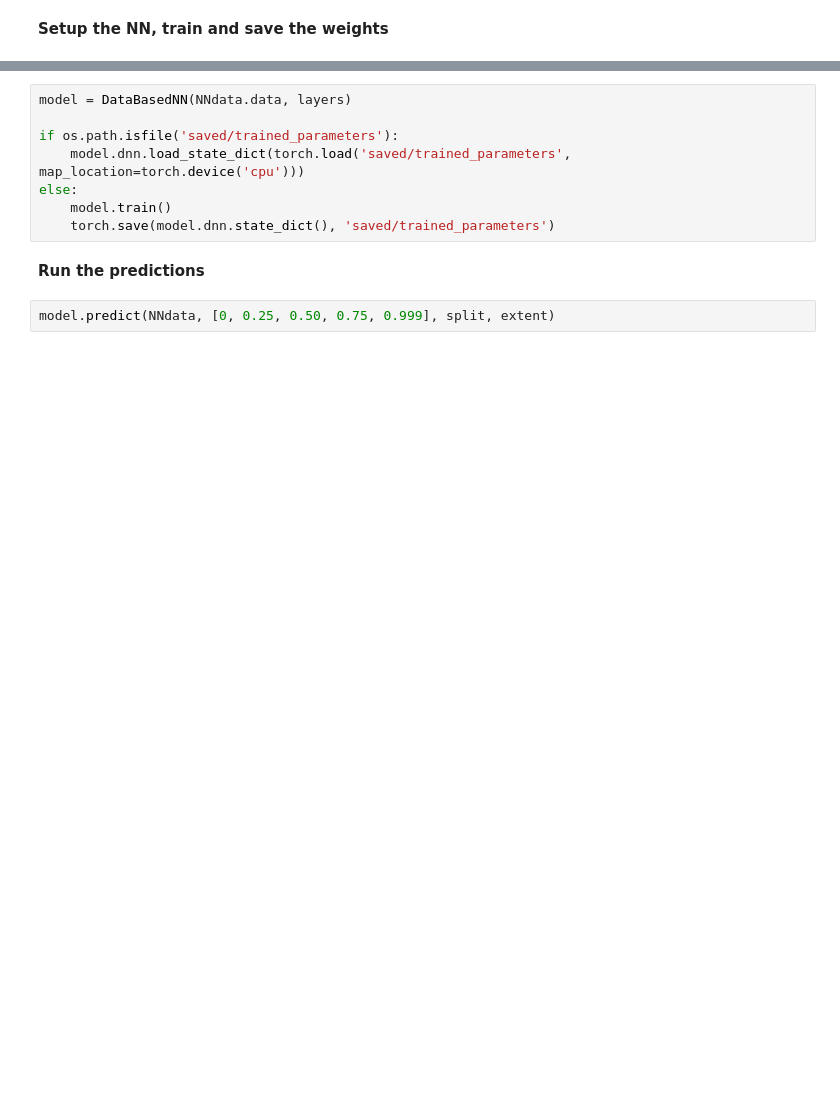
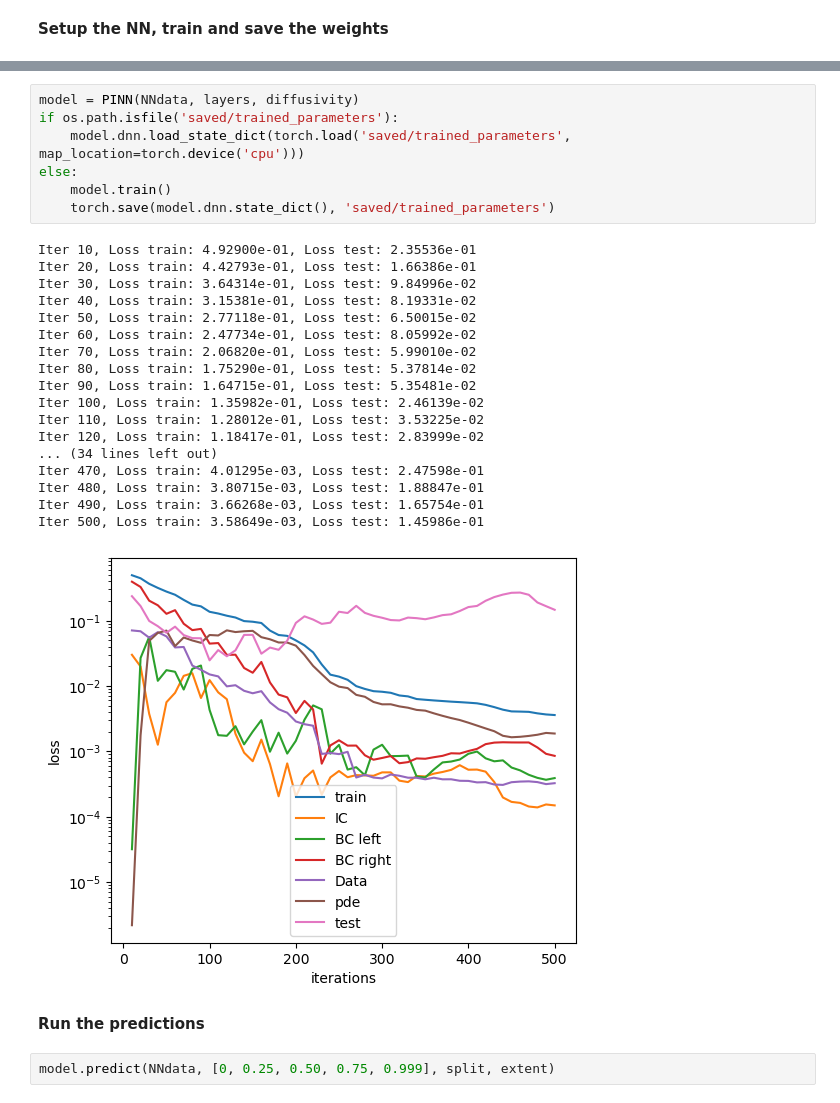
Before and after one commit to pnkjsyngh/diffusionNet, a Jupyter notebook: PhysicsInformedNN_unweighted/2DdiffusionPhysicsInformedNN.ipynb, the cells around one changed output, grey strips where cells are left out. Drawn from its saved outputs; the diff is of its cells as text; blank space fills up the shorter version.

Commit message:
Added the training routine for PINN

```diff
--- a/PhysicsInformedNN_unweighted/2DdiffusionPhysicsInformedNN.ipynb
+++ b/PhysicsInformedNN_unweighted/2DdiffusionPhysicsInformedNN.ipynb
@@ -331,11 +247,29 @@ NNdata = DataPreprocessor(numSol, split, frac, extent, N_domain)
 # %%
-model = DataBasedNN(NNdata.data, layers)
-
+model = PINN(NNdata, layers, diffusivity)
 if os.path.isfile('saved/trained_parameters'):
     model.dnn.load_state_dict(torch.load('saved/trained_parameters', map_location=torch.device('cpu')))
 else:
     model.train()
     torch.save(model.dnn.state_dict(), 'saved/trained_parameters')
+# %% [output]
+Iter 10, Loss train: 4.92900e-01, Loss test: 2.35536e-01
+Iter 20, Loss train: 4.42793e-01, Loss test: 1.66386e-01
+Iter 30, Loss train: 3.64314e-01, Loss test: 9.84996e-02
+Iter 40, Loss train: 3.15381e-01, Loss test: 8.19331e-02
+Iter 50, Loss train: 2.77118e-01, Loss test: 6.50015e-02
+Iter 60, Loss train: 2.47734e-01, Loss test: 8.05992e-02
+Iter 70, Loss train: 2.06820e-01, Loss test: 5.99010e-02
+Iter 80, Loss train: 1.75290e-01, Loss test: 5.37814e-02
+Iter 90, Loss train: 1.64715e-01, Loss test: 5.35481e-02
+Iter 100, Loss train: 1.35982e-01, Loss test: 2.46139e-02
+Iter 110, Loss train: 1.28012e-01, Loss test: 3.53225e-02
+Iter 120, Loss train: 1.18417e-01, Loss test: 2.83999e-02
+... (34 lines left out)
+Iter 470, Loss train: 4.01295e-03, Loss test: 2.47598e-01
+Iter 480, Loss train: 3.80715e-03, Loss test: 1.88847e-01
+Iter 490, Loss train: 3.66268e-03, Loss test: 1.65754e-01
+Iter 500, Loss train: 3.58649e-03, Loss test: 1.45986e-01
+[figure, added]
 # %% [markdown]
 **Run the predictions**
 # %%
```
Also changed, not shown: parts of 5 cells of this notebook, 5 other files.
